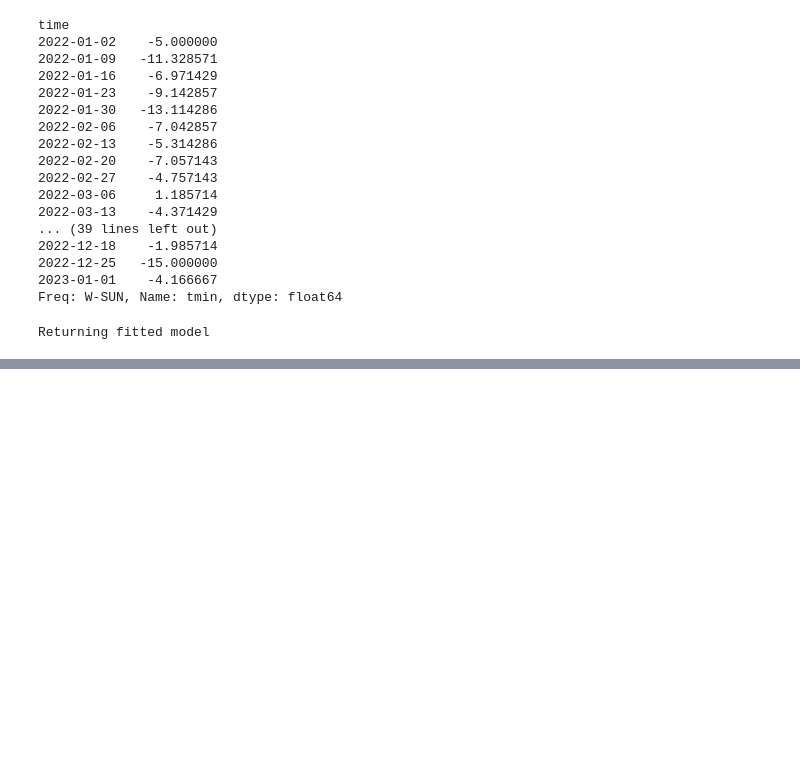
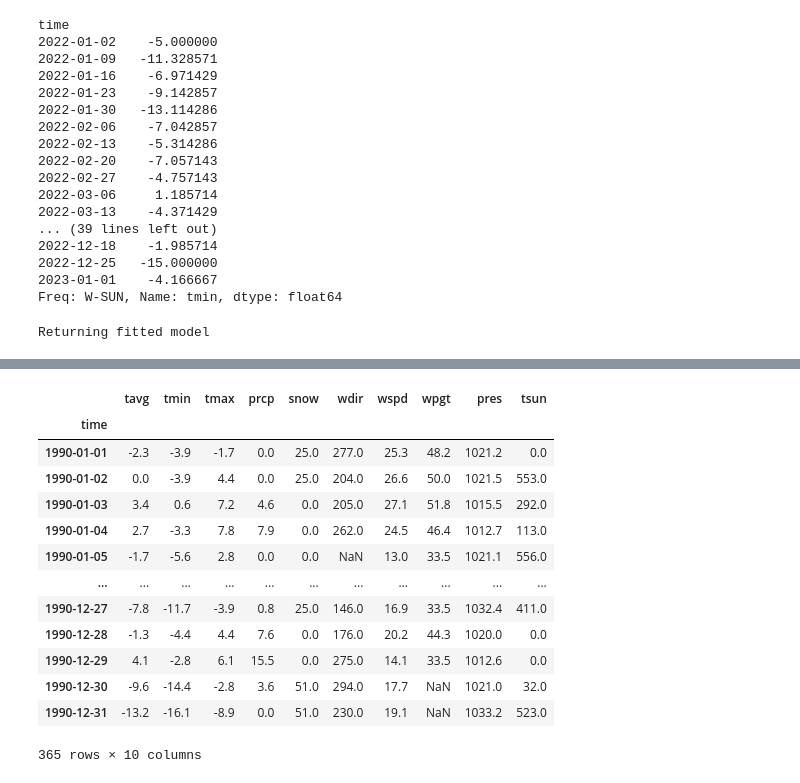
Before and after one commit to awdleishman/almanac, a Jupyter notebook: Preliminary SARIMA.ipynb, the cells around one changed output, grey strips where cells are left out. Saved outputs shown, nothing was run; the diff lists cells and outputs as text; code cells hidden in the pictures; blank space fills up the shorter version.

```diff
--- a/Preliminary SARIMA.ipynb
+++ b/Preliminary SARIMA.ipynb
@@ -170,0 +273,11 @@ Returning fitted model
+# %%
+years = list(range(1990, 2021, 1))
+pred_dict = {}
+
+location = "Chicago, IL"
+start = "1985-01-01"
+
+config = ((3, 0, 2), (3, 0, 0, 52), "c")
+# %%
+data = get_weather_data(location, start, str(1990) + "-12-31")
+data["tmin"].resample("W").min().index[0]
@@ -170,0 +286,17 @@ Returning fitted model
+# %%
+data[data.index.year == 1990]
+# %% [output]
+|  | tavg | tmin | tmax | prcp | snow | wdir | wspd | wpgt | pres | tsun |
+| time |  |  |  |  |  |  |  |  |  |  |
+| 1990-01-01 | -2.3 | -3.9 | -1.7 | 0.0 | 25.0 | 277.0 | 25.3 | 48.2 | 1021.2 | 0.0 |
+| 1990-01-02 | 0.0 | -3.9 | 4.4 | 0.0 | 25.0 | 204.0 | 26.6 | 50.0 | 1021.5 | 553.0 |
+| 1990-01-03 | 3.4 | 0.6 | 7.2 | 4.6 | 0.0 | 205.0 | 27.1 | 51.8 | 1015.5 | 292.0 |
+| 1990-01-04 | 2.7 | -3.3 | 7.8 | 7.9 | 0.0 | 262.0 | 24.5 | 46.4 | 1012.7 | 113.0 |
+| 1990-01-05 | -1.7 | -5.6 | 2.8 | 0.0 | 0.0 | NaN | 13.0 | 33.5 | 1021.1 | 556.0 |
+| ... | ... | ... | ... | ... | ... | ... | ... | ... | ... | ... |
+| 1990-12-27 | -7.8 | -11.7 | -3.9 | 0.8 | 25.0 | 146.0 | 16.9 | 33.5 | 1032.4 | 411.0 |
+| 1990-12-28 | -1.3 | -4.4 | 4.4 | 7.6 | 0.0 | 176.0 | 20.2 | 44.3 | 1020.0 | 0.0 |
+| 1990-12-29 | 4.1 | -2.8 | 6.1 | 15.5 | 0.0 | 275.0 | 14.1 | 33.5 | 1012.6 | 0.0 |
+| 1990-12-30 | -9.6 | -14.4 | -2.8 | 3.6 | 51.0 | 294.0 | 17.7 | NaN | 1021.0 | 32.0 |
+| 1990-12-31 | -13.2 | -16.1 | -8.9 | 0.0 | 51.0 | 230.0 | 19.1 | NaN | 1033.2 | 523.0 |
+365 rows × 10 columns
```
Also changed, not shown: parts of 78 cells of this notebook, 6 other files.
